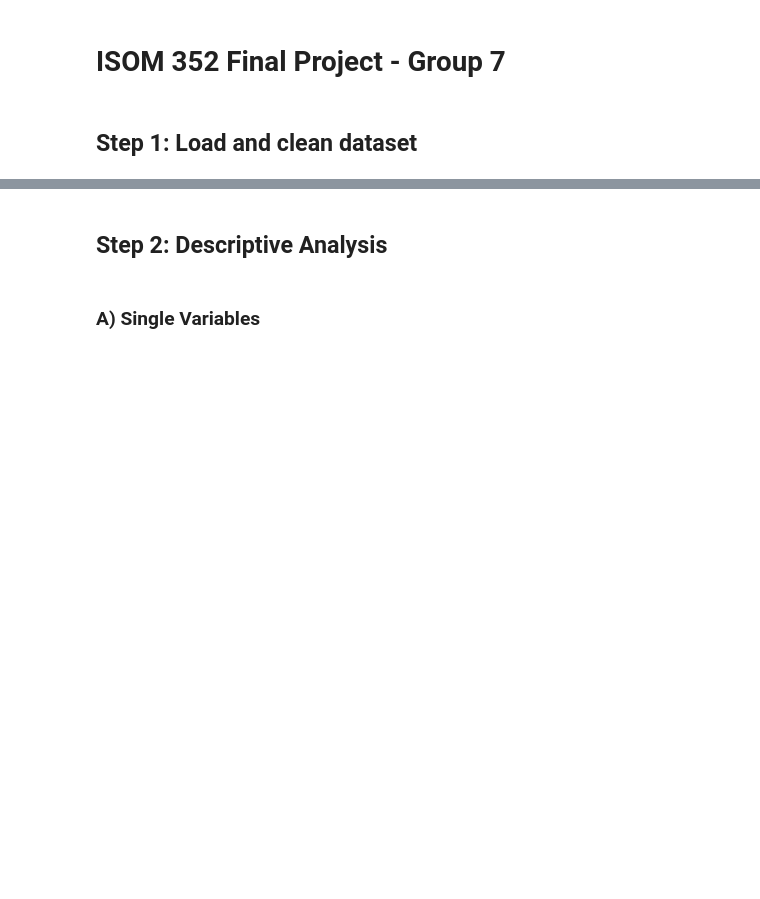
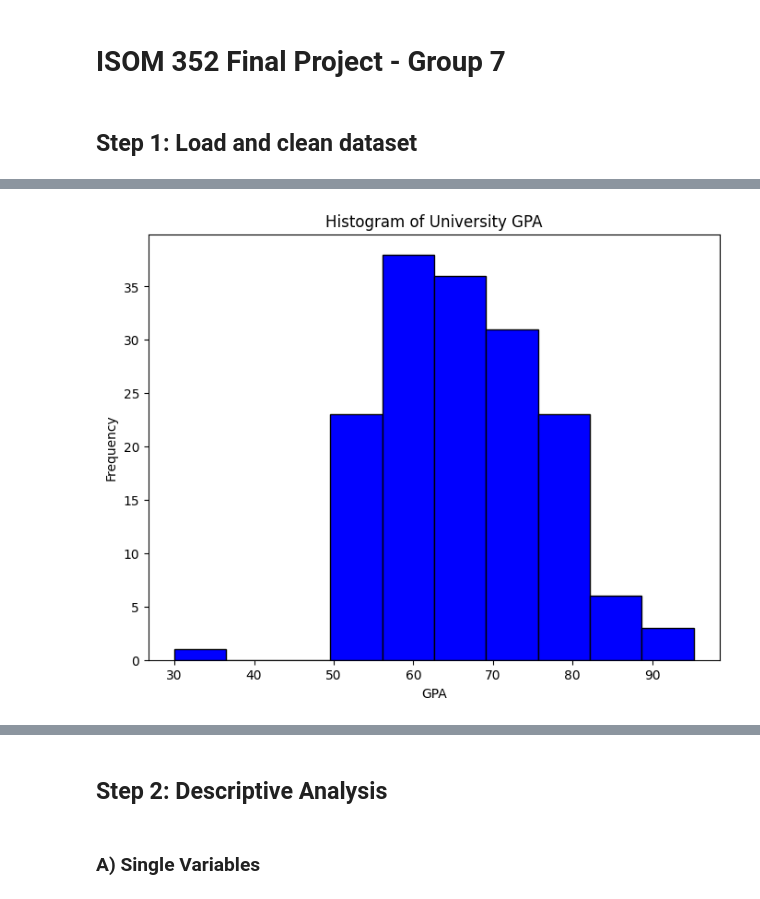
Before and after one commit to jocelynng1310/isom352final, a Jupyter notebook: finalproject.ipynb, the cells around one changed output, grey strips where cells are left out. Drawn from its saved outputs; the diff is of its cells as text; code cells hidden in the pictures; blank space fills up the shorter version.

```diff
--- a/finalproject.ipynb
+++ b/finalproject.ipynb
@@ -125,0 +134,14 @@ memory usage: 24.5 KB
+# %%
+df2=df1[df1['major'] == 'Economic & Management Sciences' ]
+
+df2=df2.drop('major',axis=1)
+# %%
+
+plt.figure(figsize=(8, 6))  # Optional: Specifies the figure size
+plt.hist(df2['uni_gpa'], bins=10, color='blue', edgecolor='black')  # Adjust bins as needed
+plt.title('Histogram of University GPA')  # Title of the histogram
+plt.xlabel('GPA')  # Label for the x-axis
+plt.ylabel('Frequency')  # Label for the y-axis
+plt.show()
+# %% [output]
+[figure, added]
```
Also changed, not shown: parts of 9 cells of this notebook.
